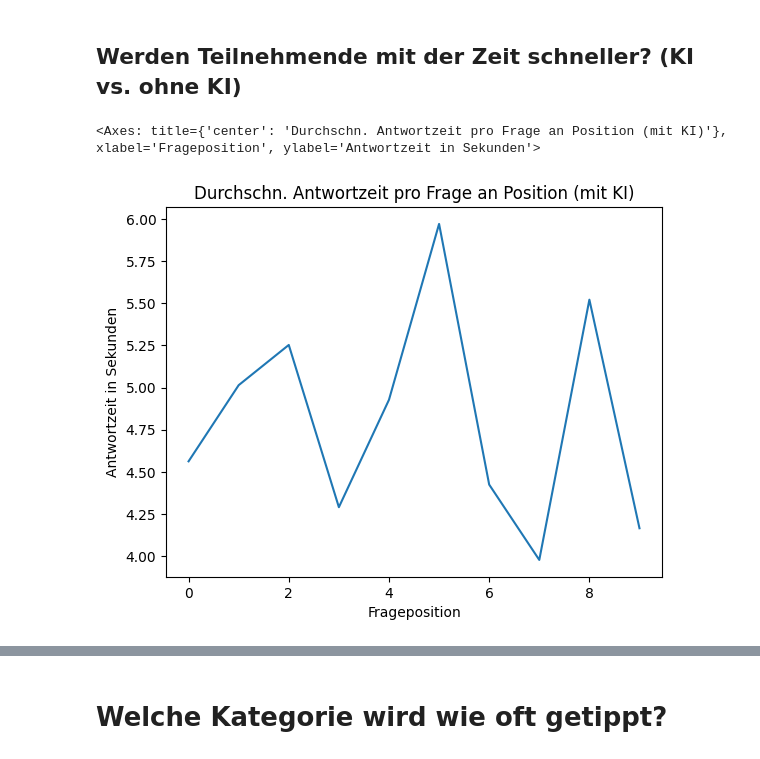
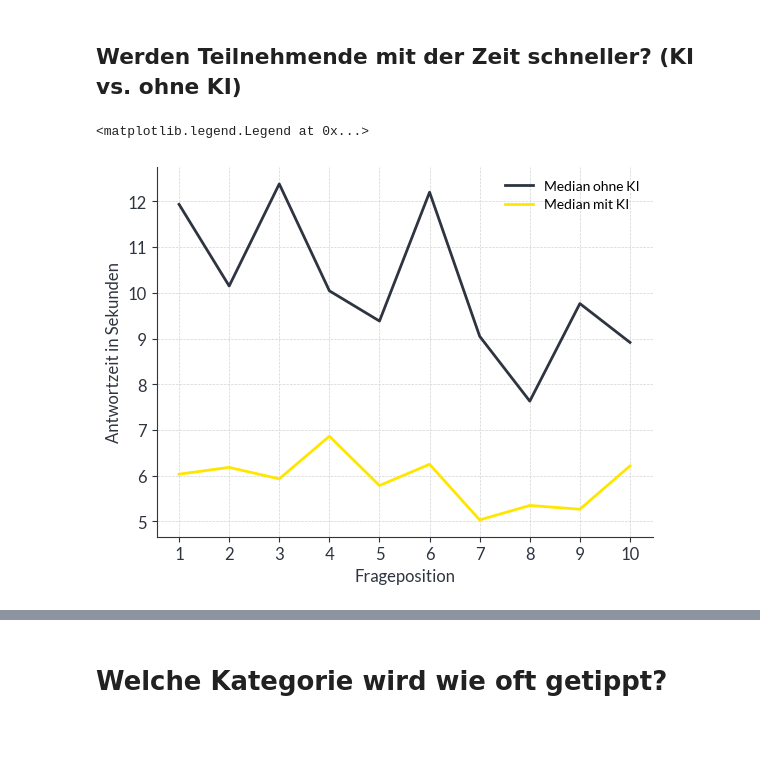
Before and after one commit to anacision-de/postkorb-panic, a Jupyter notebook: analysis/Analysis_Andy.ipynb, the cells around one changed output, grey strips where cells are left out. Saved outputs shown, nothing was run; the diff lists cells and outputs as text; code cells hidden in the pictures.

Commit message:
added more data analysis

```diff
--- a/analysis/Analysis_Andy.ipynb
+++ b/analysis/Analysis_Andy.ipynb
@@ -7 +8,5 @@ import numpy as np
+# %%
+fm.fontManager.addfont("./style/Lato/Lato-Regular.ttf")
+plt.rcParams["font.family"] = "Lato"
+plt.style.use("style/lato_modern.mplstyle")
 # %% [markdown]
@@ -11,3 +18,5 @@ files = glob("C:/Users/AndreasEberl/Downloads/feedback/feedback/*.json")
+# %%
+files = glob("../results/*.json")
 # %%
 files
 # %% [output]
@@ -21,6 +24,6 @@ files
 # %%
-data = []
+feedback = []
 
 for file in files:
     with open(file, encoding = "utf-8") as f:
-        data.extend(json.load(f))
+        feedback.extend(json.load(f))
@@ -281 +43,4 @@ for game_id, f in enumerate(feedback):
+# %%
+feedback_data["aiCorrect"] = (feedback_data["correctDept"] == feedback_data["aiSuggestion"])
+feedback_data["aiAgrees"] = (feedback_data["playerChoice"] == feedback_data["aiSuggestion"])
 # %%
@@ -355,16 +684,31 @@ feedback_data.drop_duplicates("game_id").groupby("aiMode")["correct"].agg(
 # %% [markdown]
 ## Werden Teilnehmende mit der Zeit schneller? (KI vs. ohne KI)
 # %%
-feedback_data[feedback_data["aiMode"]].groupby("question_pos")[
-    "responseTime"
-].mean().plot(
-    title="Durchschn. Antwortzeit pro Frage an Position (mit KI)",
-    xlabel="Frageposition",
-    ylabel="Antwortzeit in Sekunden",
+# for game_id in feedback_data["game_id"].unique():
+#     game = feedback_data[feedback_data["game_id"] == game_id]
+#     color = "#FFE600" if game["aiMode"].all() else "#2e3440"
+#     plt.plot(game["question_pos"], game["responseTime"], color=color, alpha=0.1)
+
+median_with_ai = (
+    feedback_data[feedback_data["aiMode"]]
+    .groupby("question_pos")["responseTime"]
+    .median()
 )
+median_without_ai = (
+    feedback_data[~feedback_data["aiMode"]]
+    .groupby("question_pos")["responseTime"]
+    .median()
+)
+plt.plot(median_without_ai, label="Median ohne KI")
+plt.plot(median_with_ai, color="#FFE600", label="Median mit KI")
+
+plt.xlabel("Frageposition")
+plt.ylabel("Antwortzeit in Sekunden")
+plt.xticks(range(10), labels=range(1, 11))
+plt.legend()
 # %% [output]
-<Axes: title={'center': 'Durchschn. Antwortzeit pro Frage an Position (mit KI)'}, xlabel='Frageposition', ylabel='Antwortzeit in Sekunden'>
+<matplotlib.legend.Legend at 0x...>
-[figure, old version]
+[figure, new version]
 # %%
 feedback_data[~feedback_data["aiMode"]].groupby("question_pos")[
     "responseTime"
```
Also changed, not shown: parts of 62 cells of this notebook, 1 other file.
